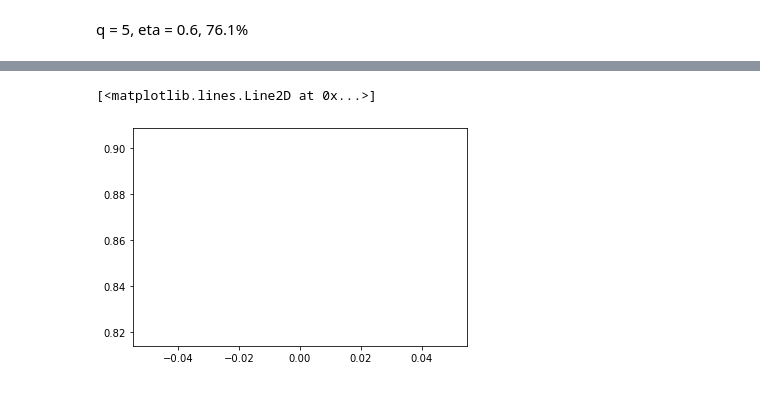
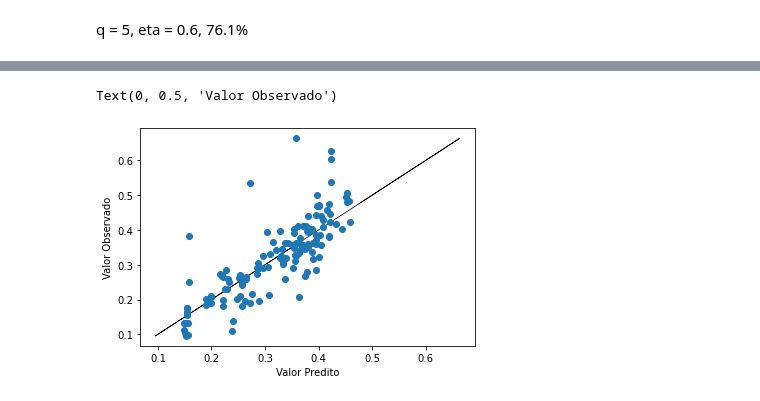
Before and after one commit to Ceduardosl/ICA, a Jupyter notebook: Projeto_Final/TC1_Q_02/TC1_Q_02.ipynb, the cells around one changed output, grey strips where cells are left out. Drawn from its saved outputs; the diff is of its cells as text; code cells hidden in the pictures.

```diff
--- a/Projeto_Final/TC1_Q_02/TC1_Q_02.ipynb
+++ b/Projeto_Final/TC1_Q_02/TC1_Q_02.ipynb
@@ -260,4 +306,0 @@ RMSE: Média = 9.758, Desv. Pad. = 0.673, Máximo = 10.855, Mínimo = 8.654
-# %%
-a = np.array(R2aj_r)
-print(a.mean())
-print(np.mean(R2aj_r))
@@ -427,6 +525,9 @@ Tempo de Calibração e Validação = 150.250, Rodadas = 1, Épocas = 1500
-# %%
-fig, ax = plt.subplots()
-ax.plot(EQM_test)
-# %% [output]
-[<matplotlib.lines.Line2D at 0x...>]
-[figure, removed]
+# %%
+fig, ax = plt.subplots()
+ax.scatter(best_dict["y_pred"], best_dict["y_true"], zorder = 2)
+ax.plot(best_dict["y_true"], best_dict["y_true"], c = "black", lw = 0.75, zorder = 1)
+ax.set_xlabel("Valor Predito")
+ax.set_ylabel("Valor Observado")
+# %% [output]
+Text(0, 0.5, 'Valor Observado')
+[figure, added]
```
Also changed, not shown: parts of 5 cells of this notebook.
